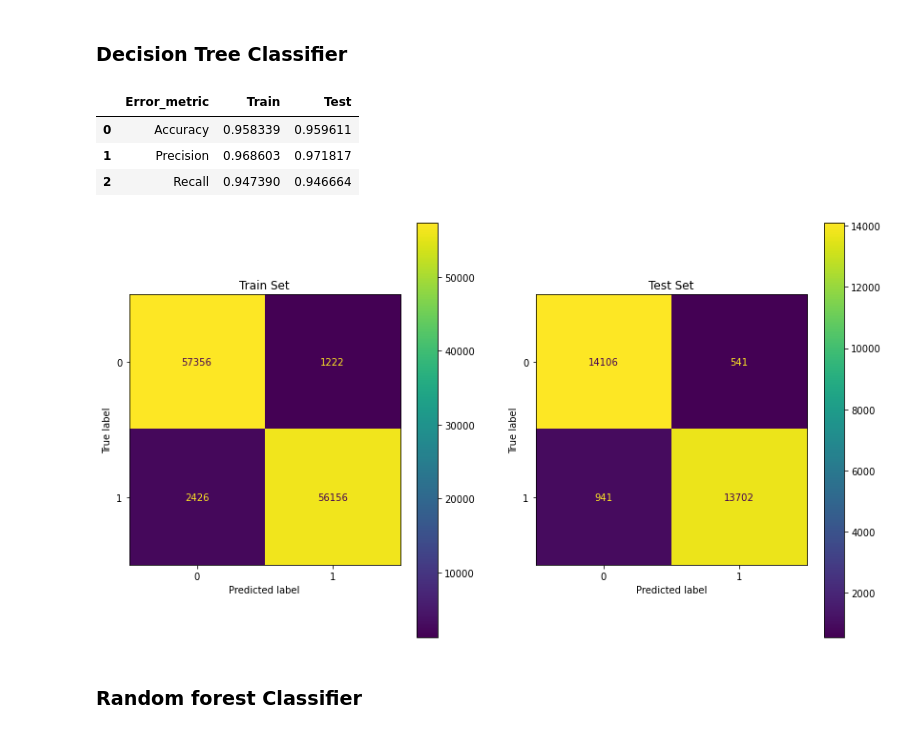
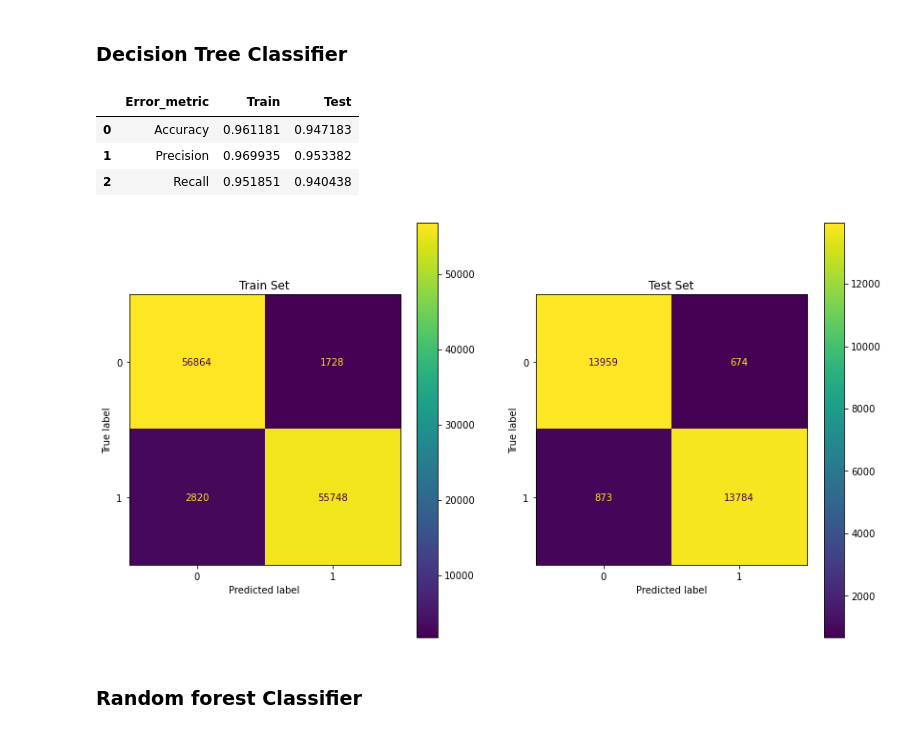
Before and after one commit to Iryna-Nesterenko/Airline-Passenger-Satisfaction-Machine_learning-, a Jupyter notebook: Airline-Passenger-Satisfaction-Machine_learning.ipynb, the cells around one changed output. Cells and saved outputs as stored; diff of their text form; code cells hidden in the pictures.

```diff
--- a/Airline-Passenger-Satisfaction-Machine_learning.ipynb
+++ b/Airline-Passenger-Satisfaction-Machine_learning.ipynb
@@ -597,40 +662,40 @@ Name: satisfaction, dtype: int64
 y = y_sm
 X = X_sm
 
 X_train, X_test, y_train, y_test = train_test_split(X, y, test_size=0.20)
 
-model= DecisionTreeClassifier(max_depth=15)
+model= DecisionTreeClassifier(max_depth=13)
 model.fit(X_train, y_train)
 
-y_pred_train = model1.predict(X_train)
-y_pred_test = model1.predict(X_test)
+y_pred_train = model.predict(X_train)
+y_pred_test = model.predict(X_test)
 
 
 performance_df = pd.DataFrame({'Error_metric': ['Accuracy','Precision','Recall'],
                                'Train': [accuracy_score(y_train, y_pred_train),
                                          precision_score(y_train, y_pred_train),
                                          recall_score(y_train, y_pred_train)],
                                'Test': [accuracy_score(y_test, y_pred_test),
                                         precision_score(y_test, y_pred_test),
                                         recall_score(y_test, y_pred_test)]})
 
 display(performance_df)
 
 fig, ax = plt.subplots(1,2, figsize=(14,8))
 
 
 plot_confusion_matrix(model,X_train,y_train,ax=ax[0], values_format = 'd')
 ax[0].title.set_text("Train Set")
 
 
 plot_confusion_matrix(model,X_test,y_test,ax=ax[1],values_format = 'd')
 ax[1].title.set_text("Test Set")
 # %% [output]
 |  | Error_metric | Train | Test |
-| 0 | Accuracy | 0.958339 | 0.959611 |
-| 1 | Precision | 0.968603 | 0.971817 |
-| 2 | Recall | 0.947390 | 0.946664 |
+| 0 | Accuracy | 0.961181 | 0.947183 |
+| 1 | Precision | 0.969935 | 0.953382 |
+| 2 | Recall | 0.951851 | 0.940438 |
-[figure, old version]
+[figure, new version]
 # %% [markdown]
 ### Random forest Classifier
 # %%
```
Also changed, not shown: parts of 29 cells of this notebook, 1 other file.
